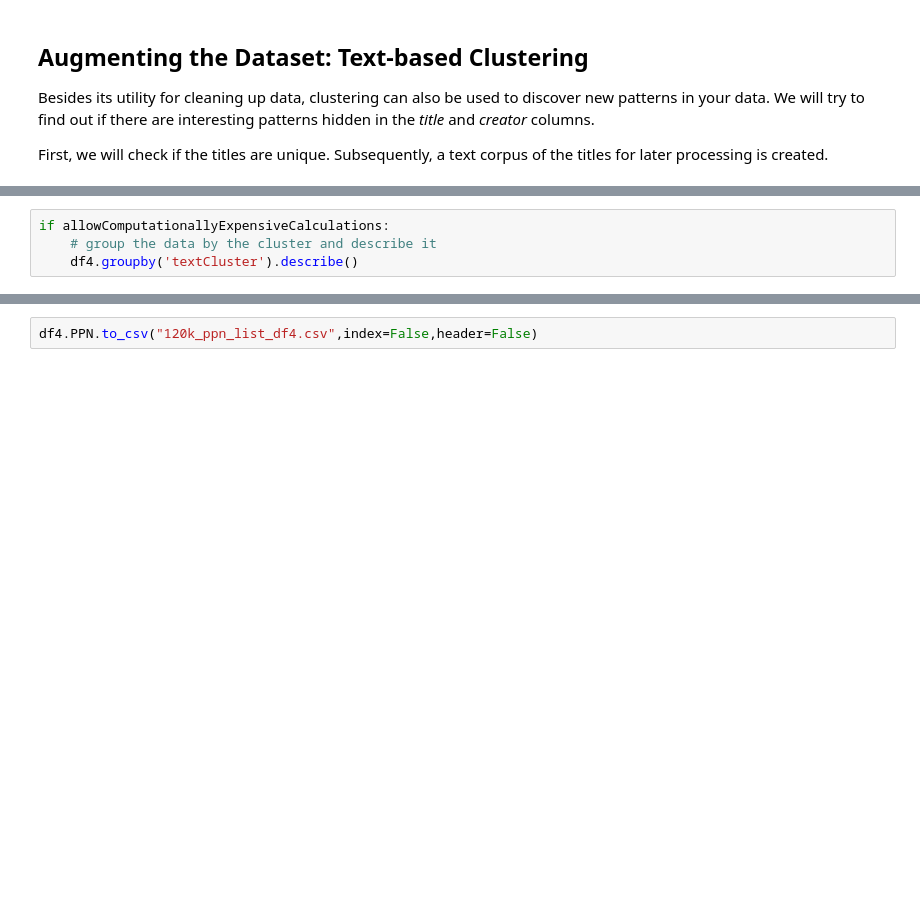
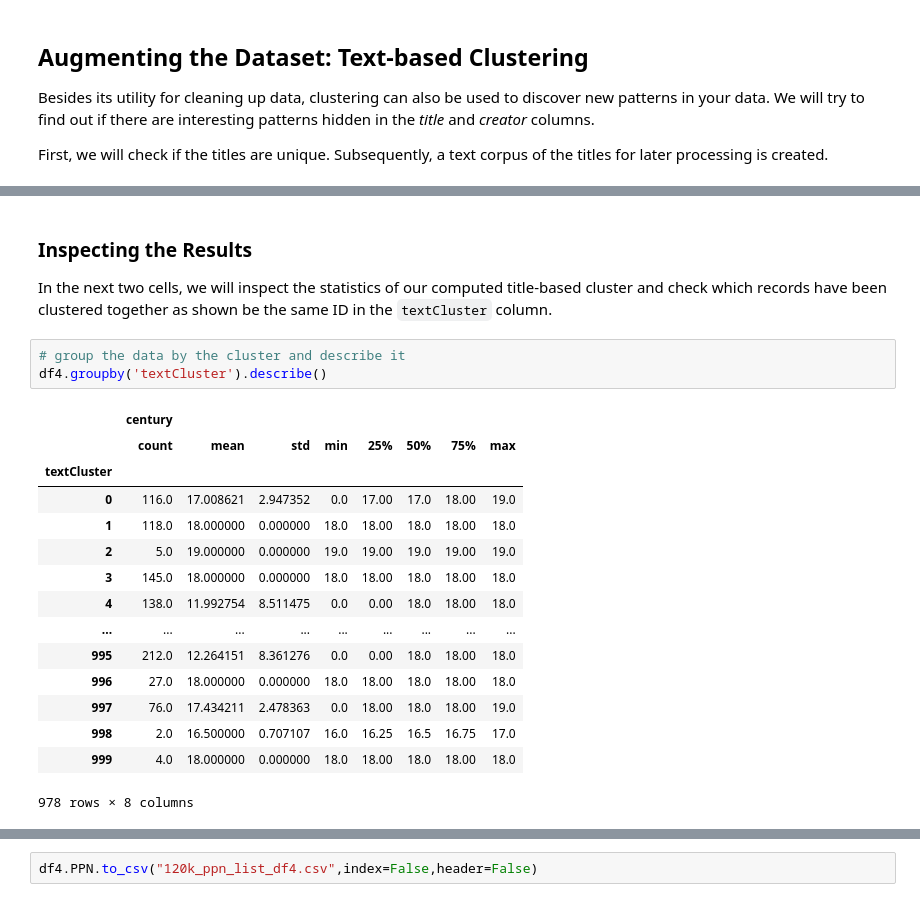
Before and after one commit to elektrobohemian/SBBrowse2018, a Jupyter notebook: DataProcessing.ipynb, the cells around one changed output, grey strips where cells are left out. Drawn from its saved outputs; the diff is of its cells as text; blank space fills up the shorter version.

```diff
--- a/DataProcessing.ipynb
+++ b/DataProcessing.ipynb
@@ -2472,6 +2476,25 @@ Clustering time: 233.33 seconds (3.89 minutes)
+# %% [markdown]
+### Inspecting the Results
+
+In the next two cells, we will inspect the statistics of our computed title-based cluster and check which records have been clustered together as shown be the same ID in the ``textCluster`` column.
 # %%
-if allowComputationallyExpensiveCalculations:
-    # group the data by the cluster and describe it
-    df4.groupby('textCluster').describe()
+# group the data by the cluster and describe it
+df4.groupby('textCluster').describe()
+# %% [output]
+|  | century |  |  |  |  |  |  |  |
+|  | count | mean | std | min | 25% | 50% | 75% | max |
+| textCluster |  |  |  |  |  |  |  |  |
+| 0 | 116.0 | 17.008621 | 2.947352 | 0.0 | 17.00 | 17.0 | 18.00 | 19.0 |
+| 1 | 118.0 | 18.000000 | 0.000000 | 18.0 | 18.00 | 18.0 | 18.00 | 18.0 |
+| 2 | 5.0 | 19.000000 | 0.000000 | 19.0 | 19.00 | 19.0 | 19.00 | 19.0 |
+| 3 | 145.0 | 18.000000 | 0.000000 | 18.0 | 18.00 | 18.0 | 18.00 | 18.0 |
+| 4 | 138.0 | 11.992754 | 8.511475 | 0.0 | 0.00 | 18.0 | 18.00 | 18.0 |
+| ... | ... | ... | ... | ... | ... | ... | ... | ... |
+| 995 | 212.0 | 12.264151 | 8.361276 | 0.0 | 0.00 | 18.0 | 18.00 | 18.0 |
+| 996 | 27.0 | 18.000000 | 0.000000 | 18.0 | 18.00 | 18.0 | 18.00 | 18.0 |
+| 997 | 76.0 | 17.434211 | 2.478363 | 0.0 | 18.00 | 18.0 | 18.00 | 19.0 |
+| 998 | 2.0 | 16.500000 | 0.707107 | 16.0 | 16.25 | 16.5 | 16.75 | 17.0 |
+| 999 | 4.0 | 18.000000 | 0.000000 | 18.0 | 18.00 | 18.0 | 18.00 | 18.0 |
+978 rows × 8 columns
 # %%
 df4=df4.sort_values(by="textCluster")
```
Also changed, not shown: parts of 21 cells of this notebook.
